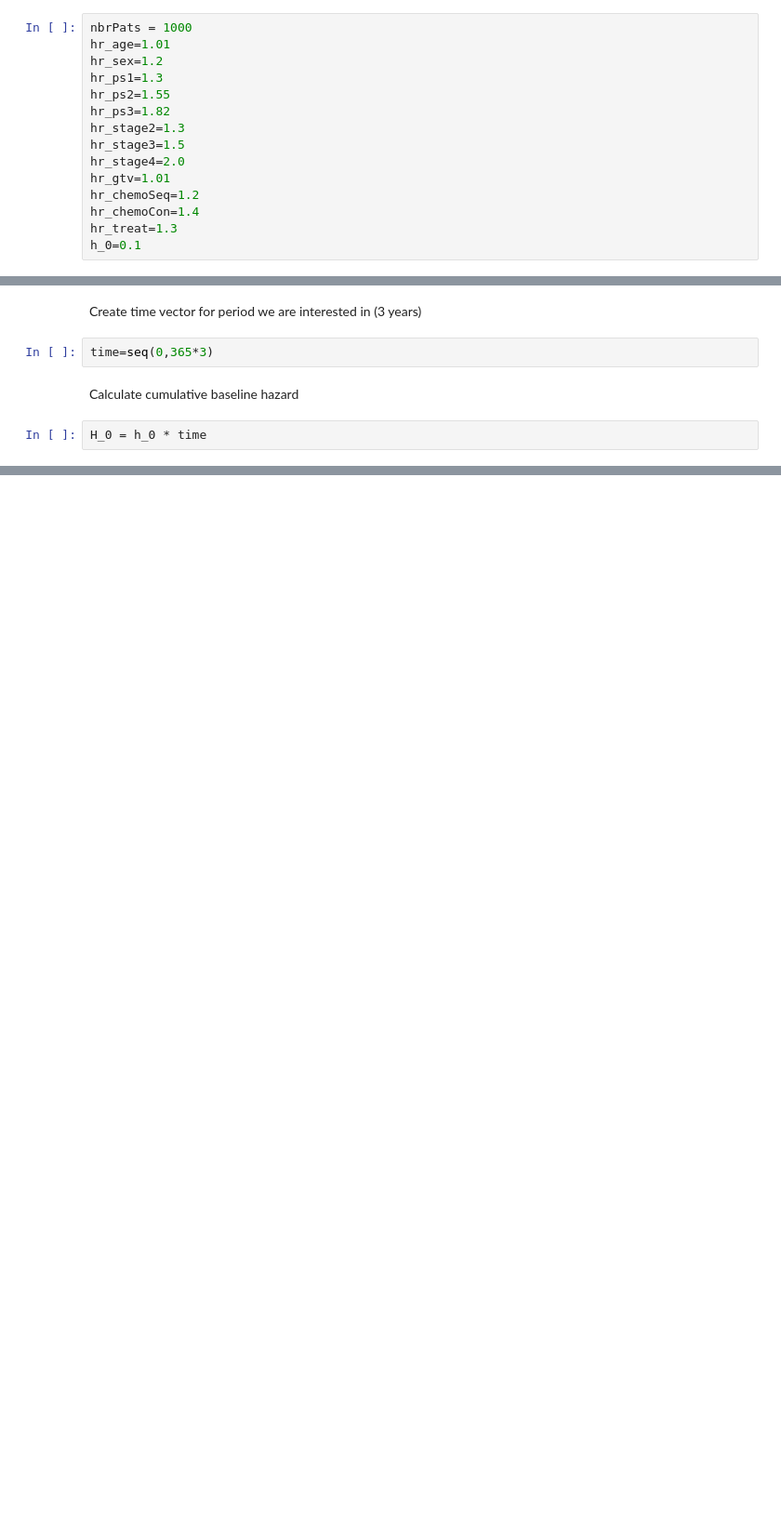
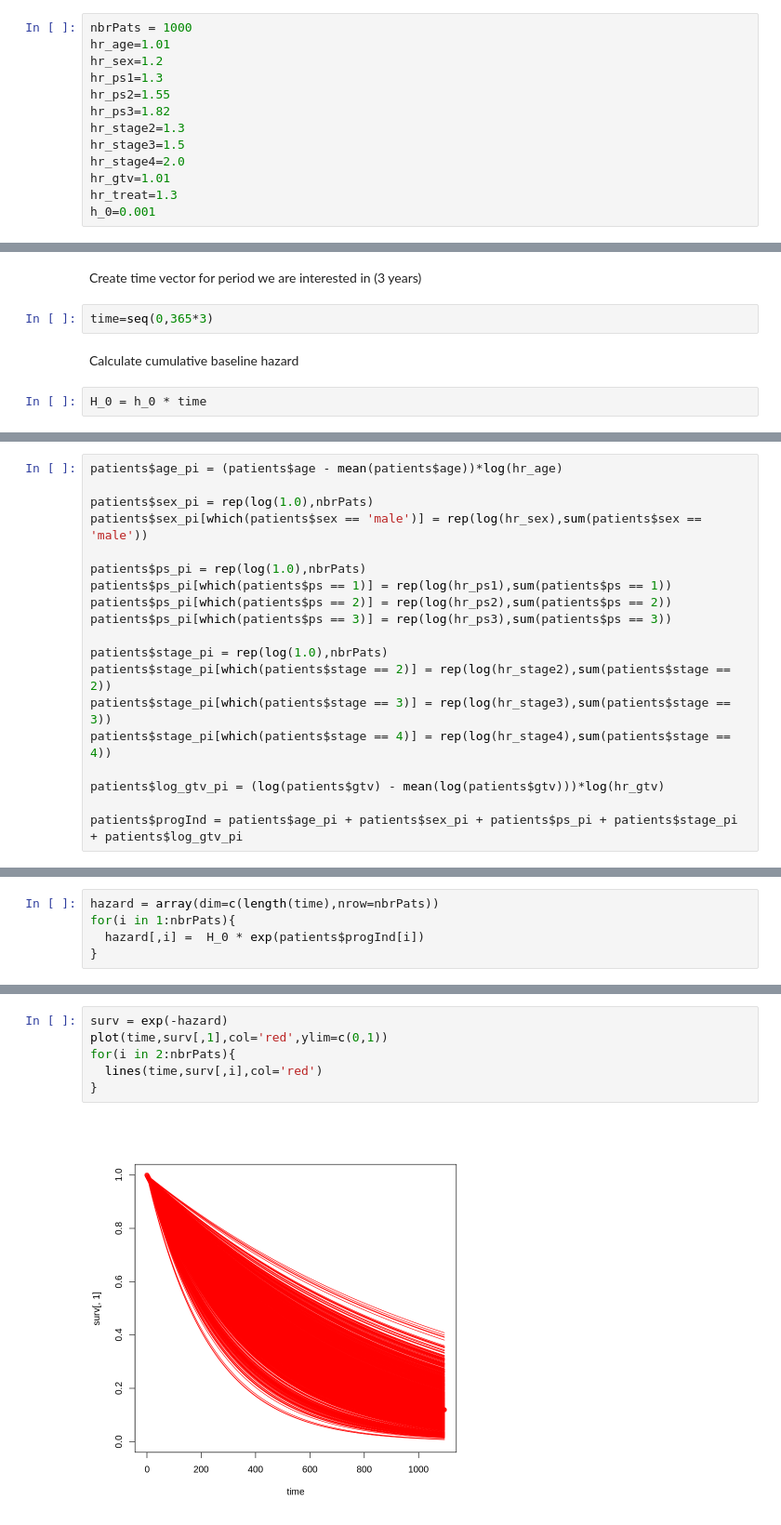
Before and after one commit to gpricechristie/introductionToClinicalTrials, a Jupyter notebook: simulateSurvivalData.ipynb, the cells around one changed output, grey strips where cells are left out. Shown at 93% size. Saved outputs shown, nothing was run; the diff lists cells and outputs as text; blank space fills up the shorter version.

```diff
--- a/simulateSurvivalData.ipynb
+++ b/simulateSurvivalData.ipynb
@@ -41,10 +41,8 @@ hr_stage2=1.3
 hr_stage3=1.5
 hr_stage4=2.0
 hr_gtv=1.01
-hr_chemoSeq=1.2
-hr_chemoCon=1.4
 hr_treat=1.3
-h_0=0.1
+h_0=0.001
 # %% [markdown]
 Define the distribution of characteristics across the patient population
 
@@ -92,0 +111,19 @@ B_i *x_i = prognostic index
+# %%
+patients$age_pi = (patients$age - mean(patients$age))*log(hr_age)
+
+patients$sex_pi = rep(log(1.0),nbrPats)
+patients$sex_pi[which(patients$sex == 'male')] = rep(log(hr_sex),sum(patients$sex == 'male'))
+
+patients$ps_pi = rep(log(1.0),nbrPats)
+patients$ps_pi[which(patients$ps == 1)] = rep(log(hr_ps1),sum(patients$ps == 1))
+patients$ps_pi[which(patients$ps == 2)] = rep(log(hr_ps2),sum(patients$ps == 2))
+patients$ps_pi[which(patients$ps == 3)] = rep(log(hr_ps3),sum(patients$ps == 3))
+
+patients$stage_pi = rep(log(1.0),nbrPats)
+patients$stage_pi[which(patients$stage == 2)] = rep(log(hr_stage2),sum(patients$stage == 2))
+patients$stage_pi[which(patients$stage == 3)] = rep(log(hr_stage3),sum(patients$stage == 3))
+patients$stage_pi[which(patients$stage == 4)] = rep(log(hr_stage4),sum(patients$stage == 4))
+
+patients$log_gtv_pi = (log(patients$gtv) - mean(log(patients$gtv)))*log(hr_gtv)
+
+patients$progInd = patients$age_pi + patients$sex_pi + patients$ps_pi + patients$stage_pi + patients$log_gtv_pi
@@ -92,0 +132,5 @@ B_i *x_i = prognostic index
+# %%
+hazard = array(dim=c(length(time),nrow=nbrPats))
+for(i in 1:nbrPats){
+  hazard[,i] =  H_0 * exp(patients$progInd[i])
+}
@@ -92,0 +141,8 @@ B_i *x_i = prognostic index
+# %%
+surv = exp(-hazard)
+plot(time,surv[,1],col='red',ylim=c(0,1))
+for(i in 2:nbrPats){
+  lines(time,surv[,i],col='red')
+}
+# %% [output]
+[figure, added]
```
Also changed, not shown: parts of 23 cells of this notebook.
